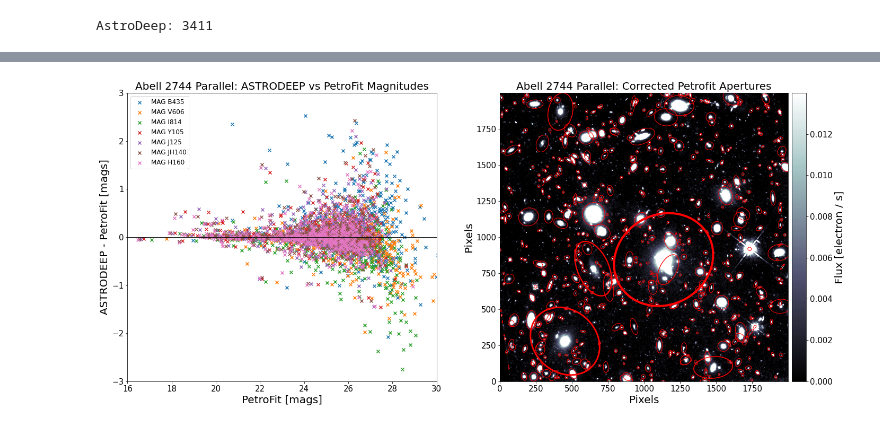
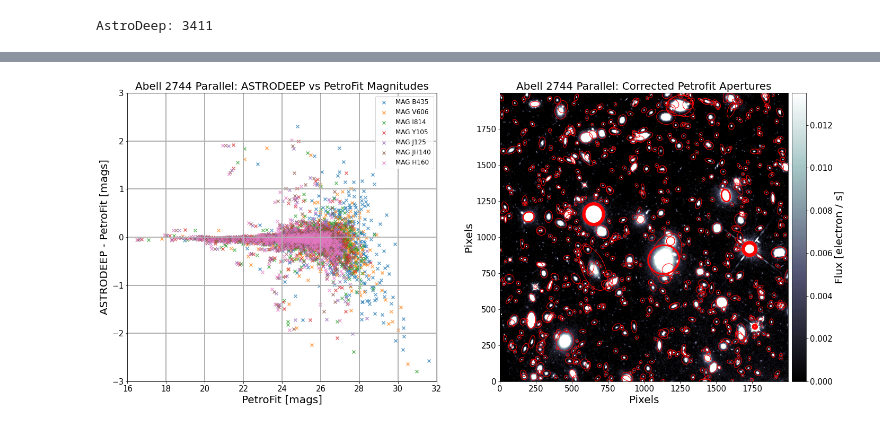
Before and after one commit to PetroFit/petrofit_papers, a Jupyter notebook: initial_paper/astrodeep_comparison/petrosian_photometry_all_filters_abell2744_hffpar.ipynb, the cells around one changed output, grey strips where cells are left out. Cells and saved outputs as stored; diff of their text form; code cells hidden in the pictures.

```diff
--- a/initial_paper/astrodeep_comparison/petrosian_photometry_all_filters_abell2744_hffpar.ipynb
+++ b/initial_paper/astrodeep_comparison/petrosian_photometry_all_filters_abell2744_hffpar.ipynb
@@ -746,12 +752,26 @@ astrodeep_filter_list = [
 ]
 # %%
-plt.axhline(0, c='black', linestyle='--')
+from scipy.stats import gaussian_kde
+
+
+
+
 
 for robel_filter, astrodeep_filter in list(zip(filter_list, astrodeep_filter_list)):
     robel_filter = "m_total_{}".format(robel_filter)
+
+    x = robel_catalog[robel_filter][prox_mask][nan_mask]
+    y = matched_catalog[astrodeep_filter][nan_mask]-robel_catalog[robel_filter][prox_mask][nan_mask]
+
+    mask = ~ (np.isnan(x) | np.isnan(y))
+    x = x[mask]
+    y = y[mask]
+
+    xy = np.vstack([x,y])
+    z = gaussian_kde(xy)(xy)
+
     plt.scatter(
-        robel_catalog[robel_filter][prox_mask],
-        matched_catalog[astrodeep_filter]-robel_catalog[robel_filter][prox_mask],
+        x, y, c=z, s=100,
         label=str(astrodeep_filter), alpha=0.7, marker='x',
     )
 
@@ -784,21 +893,22 @@ fig, ax = plt.subplots(1, 2, figsize=figsize)
 
 plt.sca(ax[0])
 
-plt.axhline(0, c='black', linestyle='-', alpha=1, linewidth=1)
+#plt.axhline(0, c='black', linestyle='-', alpha=1, linewidth=1)
+plt.grid(True,'both', linewidth=2)
 
-for robel_filter, astrodeep_filter in list(zip(filter_list[:], astrodeep_filter_list[:])):
-    robel_filter = "m_total_{}".format(robel_filter)
+for robel_filter, astrodeep_filter in list(zip(robel_filters, astrodeep_filter_list[:])):
+
     plt.scatter(
-        robel_catalog[robel_filter][prox_mask],
-        matched_catalog[astrodeep_filter]-robel_catalog[robel_filter][prox_mask],
-        label=str(astrodeep_filter).replace('_', " "), alpha=1, marker='x',
+        robel_catalog[robel_filter][prox_mask][nan_mask],
+        matched_catalog[astrodeep_filter][nan_mask]-robel_catalog[robel_filter][prox_mask][nan_mask],
+        label=str(astrodeep_filter).replace('_', " "), alpha=0.7, marker='x',
     )
 
 # plt.axvline(27.4, c='blue', label="Ref: Subaru HSC UltraDeep Limiting mag in g", linestyle="--")
 # plt.axvline(26.8, c='green', label="Ref: Subaru HSC Wide Fields Limiting mag in g", linestyle="--")
 
 plt.ylim(-3,3)
-plt.xlim(16,30)
+plt.xlim(16,32)
 
 plt.title('Abell 2744 Parallel: ASTRODEEP vs PetroFit Magnitudes')
 plt.xlabel('PetroFit [mags]')
@@ -813,35 +923,41 @@ plt.title('Abell 2744 Parallel: Corrected Petrofit Apertures')
 plt.xlabel('Pixels')
 plt.ylabel('Pixels')
 
 
 
 im = plt.imshow(detection_image.data, vmin=0, vmax=vmax, cmap='bone')
 
-r_max = max(robel_catalog['r_total_flux'])
-r_min = min(robel_catalog['r_total_flux'])
+r_max = robel_catalog['f_total_f105w'][0]#max(robel_catalog['f_total_f105w'])
+r_min = min(robel_catalog['f_total_f105w'])
+
 
 for i, (source, p) in enumerate(zip(detection_cat, petrosian_properties_rows)):
     position=get_source_position(source)
     elong=get_source_elong(source)
     theta=get_source_theta(source)
 
-    if np.isnan(p.total_flux):
+    total_flux = robel_catalog['f_total_f105w'][i]
+
+    if np.isnan(total_flux):
+    #if np.any(np.isnan(np.array(list(robel_catalog[robel_filters][i])))):
         continue
-    radial_elliptical_aperture(position, p.r_total_flux, elong=elong, theta=theta).plot(linestyle='-', color='r', lw=max([1, 4*p.r_total_flux/r_max]))
+    radial_elliptical_aperture(position, p.r_total_flux, elong=elong, theta=theta).plot(linestyle='-', color='r', lw=max([1, 3*(total_flux/r_max)]))
+
 
 #     if i > 10:
 #         break
 
 # fig.subplots_adjust(right=0.84)
 # cbar_ax = fig.add_axes([0.85, 0.14, 0.01, 0.73])
 # cbar = fig.colorbar(im, cax=cbar_ax)
 # cbar.ax.set_ylabel('Flux [electron / s]', rotation=90)
 
 divider = make_axes_locatable(ax[1])
 cax = divider.append_axes('right', size='5%', pad=0.1)
 cbar = fig.colorbar(im, cax=cax, orientation='vertical')
 cbar.ax.set_ylabel('Flux [electron / s]', rotation=90)
 
+
 savefig('abell_2744_parallel.png')
 # %% [output]
-[figure, old version]
+[figure, new version]
```
Also changed, not shown: parts of 33 cells of this notebook, 40 other files.
